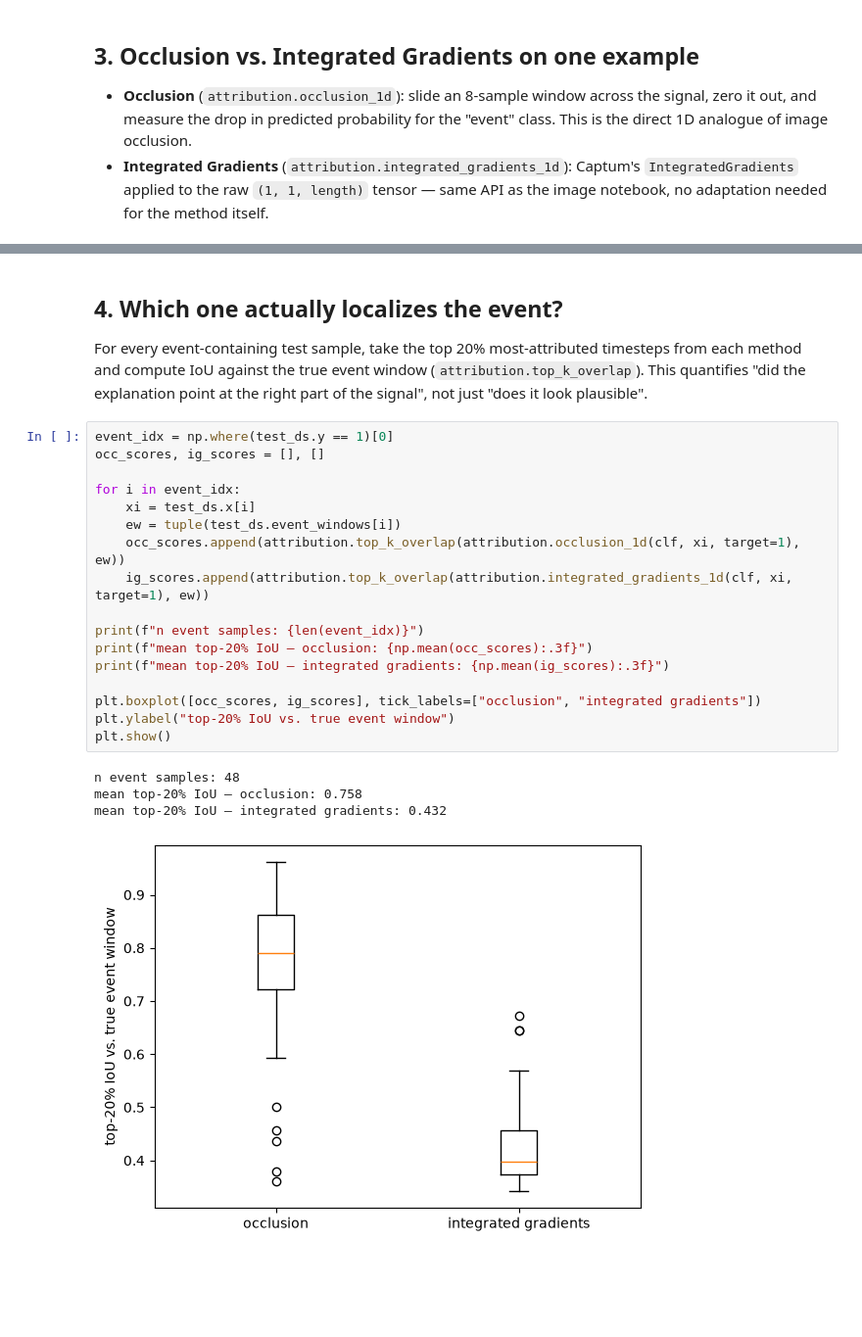
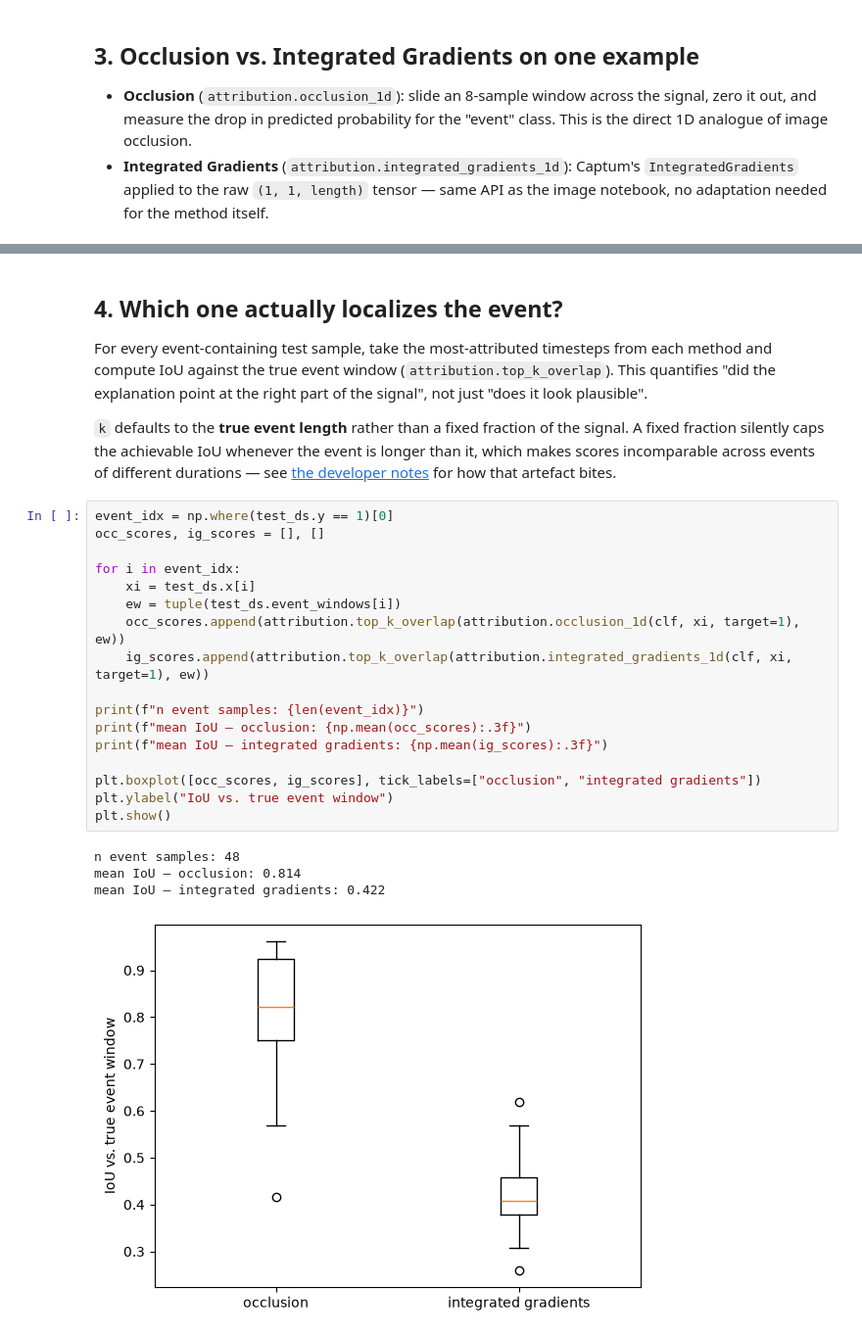
Before and after one commit to KeremKurban/ViT-Interpretability, a Jupyter notebook: notebooks/time_series/occlusion_vs_integrated_gradients.ipynb, the cells around one changed output, grey strips where cells are left out. Shown at 98% size. Saved outputs shown, nothing was run; the diff lists cells and outputs as text; blank space fills up the shorter version.

```diff
--- a/notebooks/time_series/occlusion_vs_integrated_gradients.ipynb
+++ b/notebooks/time_series/occlusion_vs_integrated_gradients.ipynb
@@ -109,32 +109,38 @@ plt.show()
 # %% [markdown]
 ## 4. Which one actually localizes the event?
 
-For every event-containing test sample, take the top 20% most-attributed
-timesteps from each method and compute IoU against the true event window
+For every event-containing test sample, take the most-attributed timesteps from
+each method and compute IoU against the true event window
 (`attribution.top_k_overlap`). This quantifies "did the explanation point at
 the right part of the signal", not just "does it look plausible".
+
+`k` defaults to the **true event length** rather than a fixed fraction of the
+signal. A fixed fraction silently caps the achievable IoU whenever the event is
+longer than it, which makes scores incomparable across events of different
+durations — see [the developer notes](../../src/ts_interp/README.md) for how
+that artefact bites.
 # %%
 event_idx = np.where(test_ds.y == 1)[0]
 occ_scores, ig_scores = [], []
 
 for i in event_idx:
     xi = test_ds.x[i]
     ew = tuple(test_ds.event_windows[i])
     occ_scores.append(attribution.top_k_overlap(attribution.occlusion_1d(clf, xi, target=1), ew))
     ig_scores.append(attribution.top_k_overlap(attribution.integrated_gradients_1d(clf, xi, target=1), ew))
 
 print(f"n event samples: {len(event_idx)}")
-print(f"mean top-20% IoU — occlusion: {np.mean(occ_scores):.3f}")
-print(f"mean top-20% IoU — integrated gradients: {np.mean(ig_scores):.3f}")
+print(f"mean IoU — occlusion: {np.mean(occ_scores):.3f}")
+print(f"mean IoU — integrated gradients: {np.mean(ig_scores):.3f}")
 
 plt.boxplot([occ_scores, ig_scores], tick_labels=["occlusion", "integrated gradients"])
-plt.ylabel("top-20% IoU vs. true event window")
+plt.ylabel("IoU vs. true event window")
 plt.show()
 # %% [output]
 n event samples: 48
-mean top-20% IoU — occlusion: 0.758
-mean top-20% IoU — integrated gradients: 0.432
+mean IoU — occlusion: 0.814
+mean IoU — integrated gradients: 0.422
-[figure, old version]
+[figure, new version]
 # %% [markdown]
 ## 5. Takeaways
 
```
Also changed, not shown: parts of 3 cells of this notebook, 10 other files.
